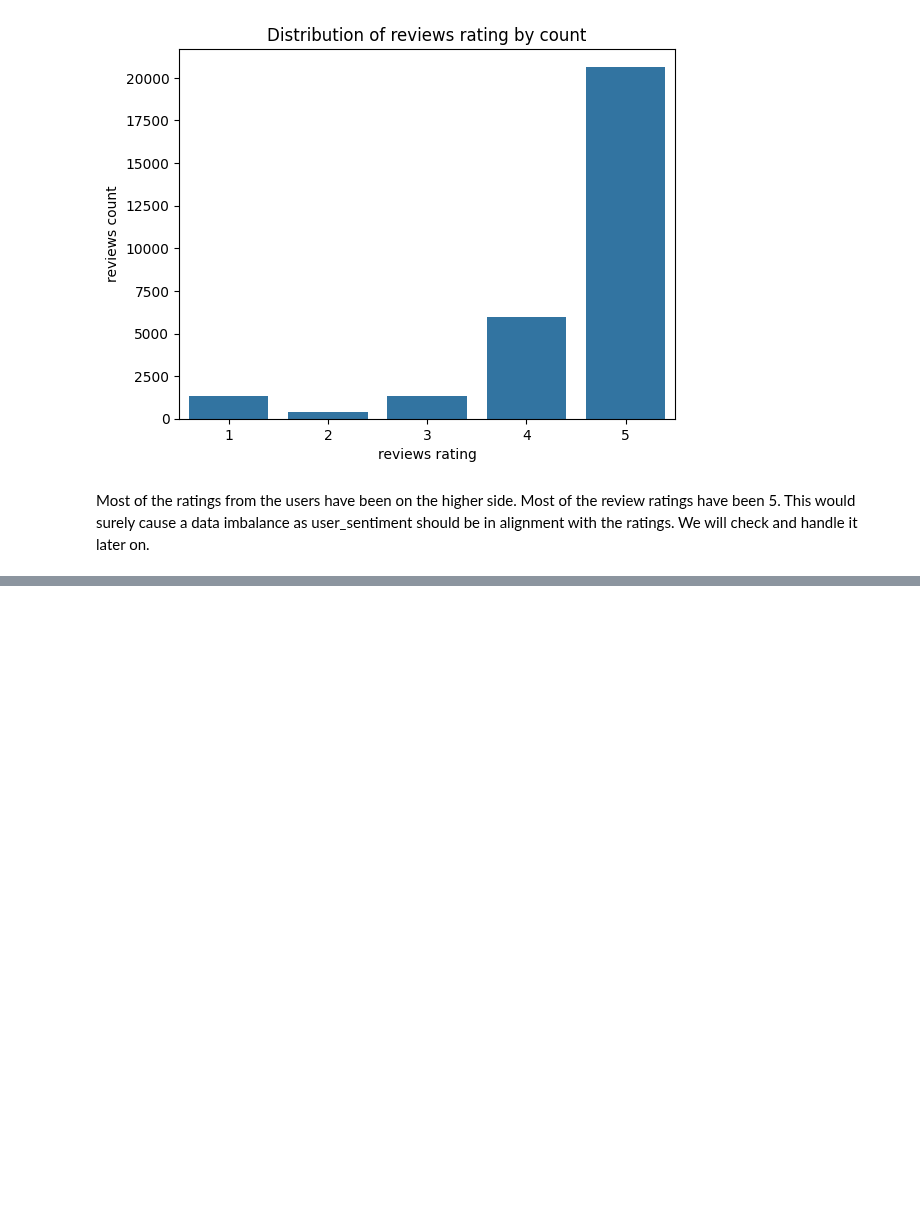
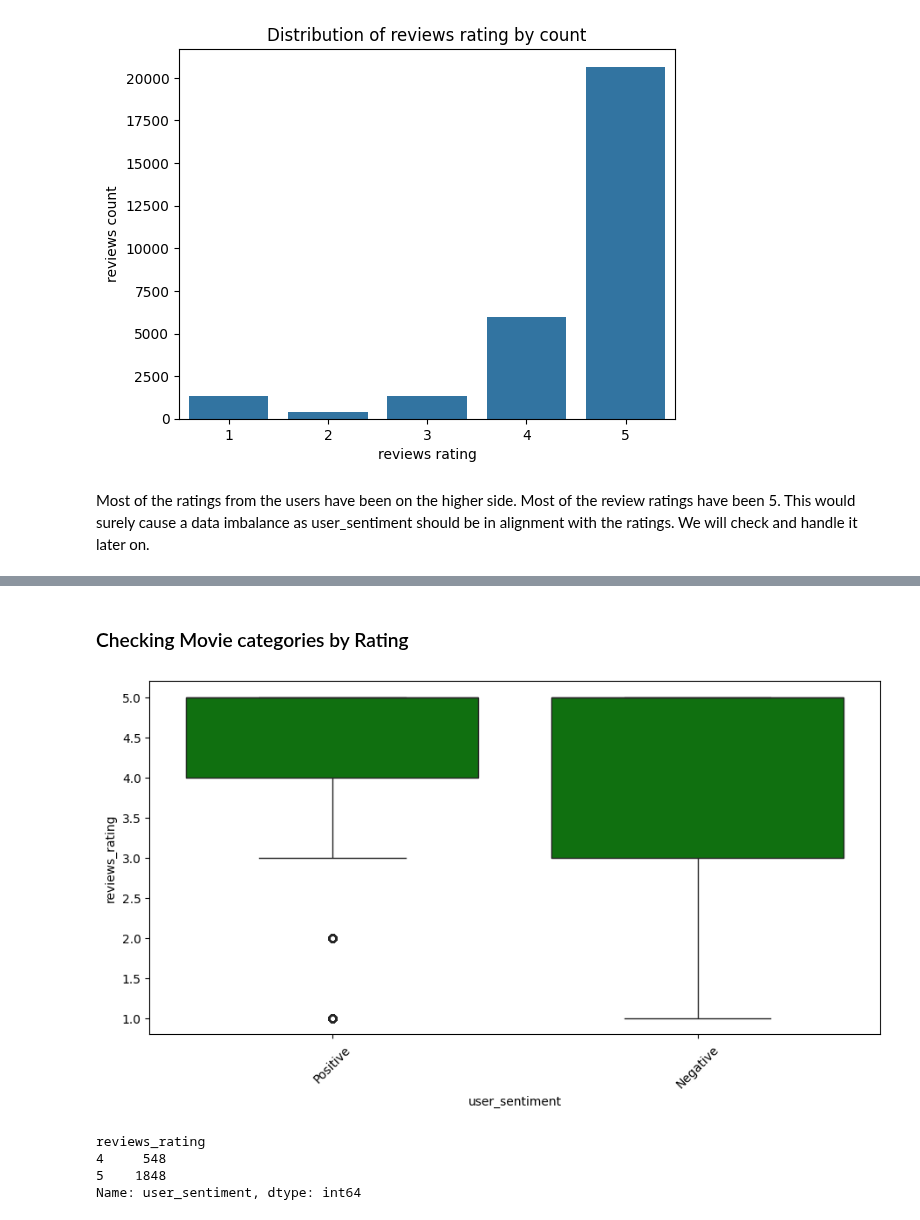
Before and after one commit to bharathsanjai/sentiment-based-product-recommendation-system, a Jupyter notebook: Recommendation_System_Notebook.ipynb, the cells around one changed output, grey strips where cells are left out. Cells and saved outputs as stored; diff of their text form; code cells hidden in the pictures; blank space fills up the shorter version.

```diff
--- a/Recommendation_System_Notebook.ipynb
+++ b/Recommendation_System_Notebook.ipynb
@@ -363,0 +438,19 @@ Most of the ratings from the users have been on the higher side. Most of the rev
+# %% [markdown]
+### Checking Movie categories by Rating
+# %%
+plt.figure(figsize = [10,6])
+
+sns.boxplot(data=df_clean, x='user_sentiment', y='reviews_rating', color='green')
+plt.xticks(rotation = 45)
+
+plt.tight_layout(pad = 4)
+plt.show()
+# %% [output]
+[figure, added]
+# %%
+df_clean[ (df_clean.user_sentiment == 'Negative') & (df_clean.reviews_rating >= 4) ].groupby(['reviews_rating']).count().user_sentiment
+# %% [output]
+reviews_rating
+4     548
+5    1848
+Name: user_sentiment, dtype: int64
```
Also changed, not shown: parts of 33 cells of this notebook.
